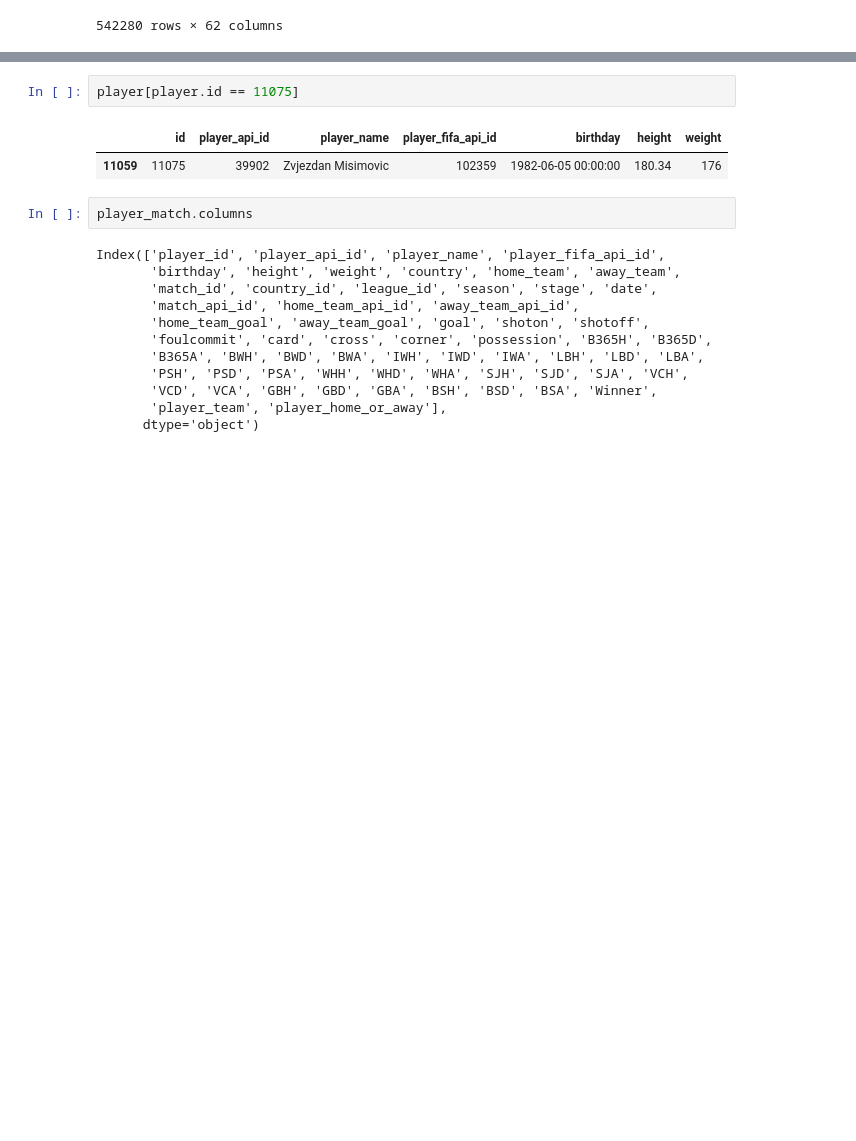
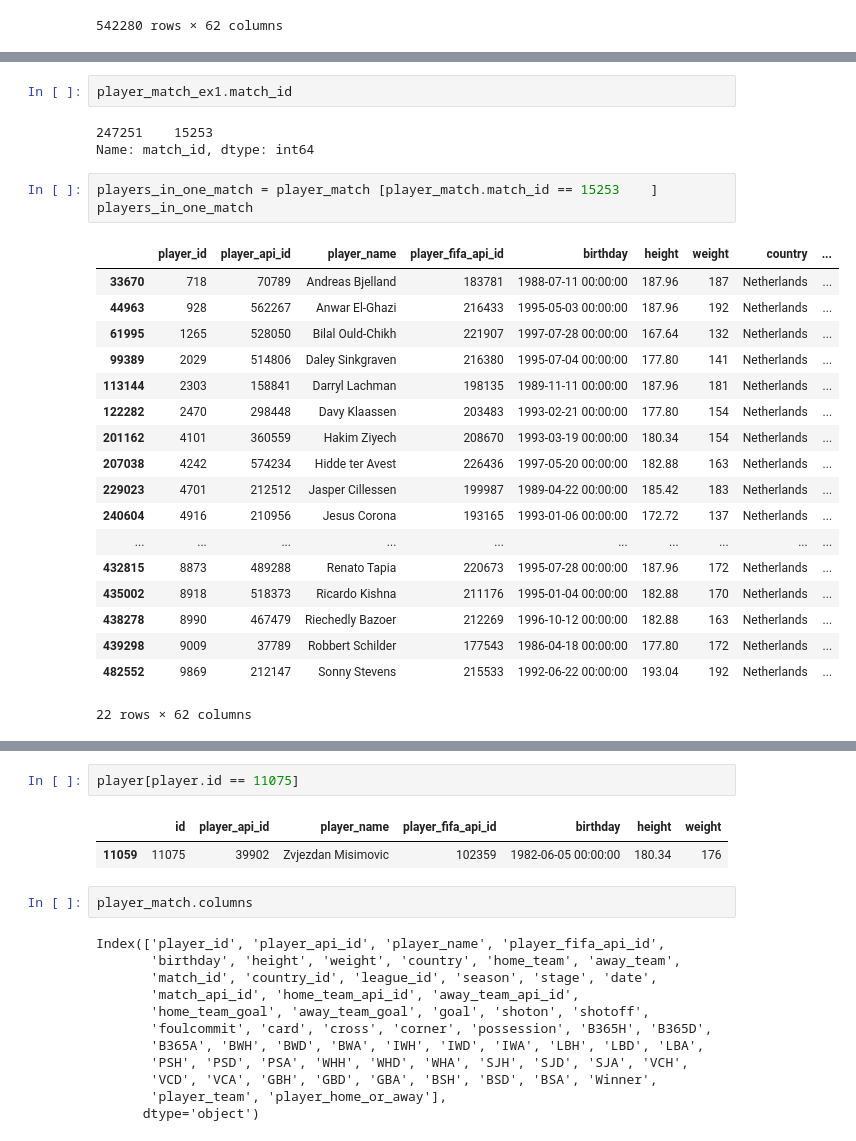
Before and after one commit to ladorabl/udacity_data_analyst_nd, a Jupyter notebook: Project2/Project2_EDA.ipynb, the cells around one changed output, grey strips where cells are left out. Drawn from its saved outputs; the diff is of its cells as text; blank space fills up the shorter version.

```diff
--- a/Project2/Project2_EDA.ipynb
+++ b/Project2/Project2_EDA.ipynb
@@ -811,0 +992,27 @@ player_match
+# %%
+player_match_ex1.match_id
+# %% [output]
+247251    15253
+Name: match_id, dtype: int64
+# %%
+players_in_one_match = player_match [player_match.match_id == 15253    ]
+players_in_one_match
+# %% [output]
+|  | player_id | player_api_id | player_name | player_fifa_api_id | birthday | height | weight | country | ... |
+| 33670 | 718 | 70789 | Andreas Bjelland | 183781 | 1988-07-11 00:00:00 | 187.96 | 187 | Netherlands | ... |
+| 44963 | 928 | 562267 | Anwar El-Ghazi | 216433 | 1995-05-03 00:00:00 | 187.96 | 192 | Netherlands | ... |
+| 61995 | 1265 | 528050 | Bilal Ould-Chikh | 221907 | 1997-07-28 00:00:00 | 167.64 | 132 | Netherlands | ... |
+| 99389 | 2029 | 514806 | Daley Sinkgraven | 216380 | 1995-07-04 00:00:00 | 177.80 | 141 | Netherlands | ... |
+| 113144 | 2303 | 158841 | Darryl Lachman | 198135 | 1989-11-11 00:00:00 | 187.96 | 181 | Netherlands | ... |
+| 122282 | 2470 | 298448 | Davy Klaassen | 203483 | 1993-02-21 00:00:00 | 177.80 | 154 | Netherlands | ... |
+| 201162 | 4101 | 360559 | Hakim Ziyech | 208670 | 1993-03-19 00:00:00 | 180.34 | 154 | Netherlands | ... |
+| 207038 | 4242 | 574234 | Hidde ter Avest | 226436 | 1997-05-20 00:00:00 | 182.88 | 163 | Netherlands | ... |
+| 229023 | 4701 | 212512 | Jasper Cillessen | 199987 | 1989-04-22 00:00:00 | 185.42 | 183 | Netherlands | ... |
+| 240604 | 4916 | 210956 | Jesus Corona | 193165 | 1993-01-06 00:00:00 | 172.72 | 137 | Netherlands | ... |
+| ... | ... | ... | ... | ... | ... | ... | ... | ... | ... |
+| 432815 | 8873 | 489288 | Renato Tapia | 220673 | 1995-07-28 00:00:00 | 187.96 | 172 | Netherlands | ... |
+| 435002 | 8918 | 518373 | Ricardo Kishna | 211176 | 1995-01-04 00:00:00 | 182.88 | 170 | Netherlands | ... |
+| 438278 | 8990 | 467479 | Riechedly Bazoer | 212269 | 1996-10-12 00:00:00 | 182.88 | 163 | Netherlands | ... |
+| 439298 | 9009 | 37789 | Robbert Schilder | 177543 | 1986-04-18 00:00:00 | 177.80 | 172 | Netherlands | ... |
+| 482552 | 9869 | 212147 | Sonny Stevens | 215533 | 1992-06-22 00:00:00 | 193.04 | 192 | Netherlands | ... |
+22 rows × 62 columns
```
Also changed, not shown: parts of 40 cells of this notebook, 1 other file.
